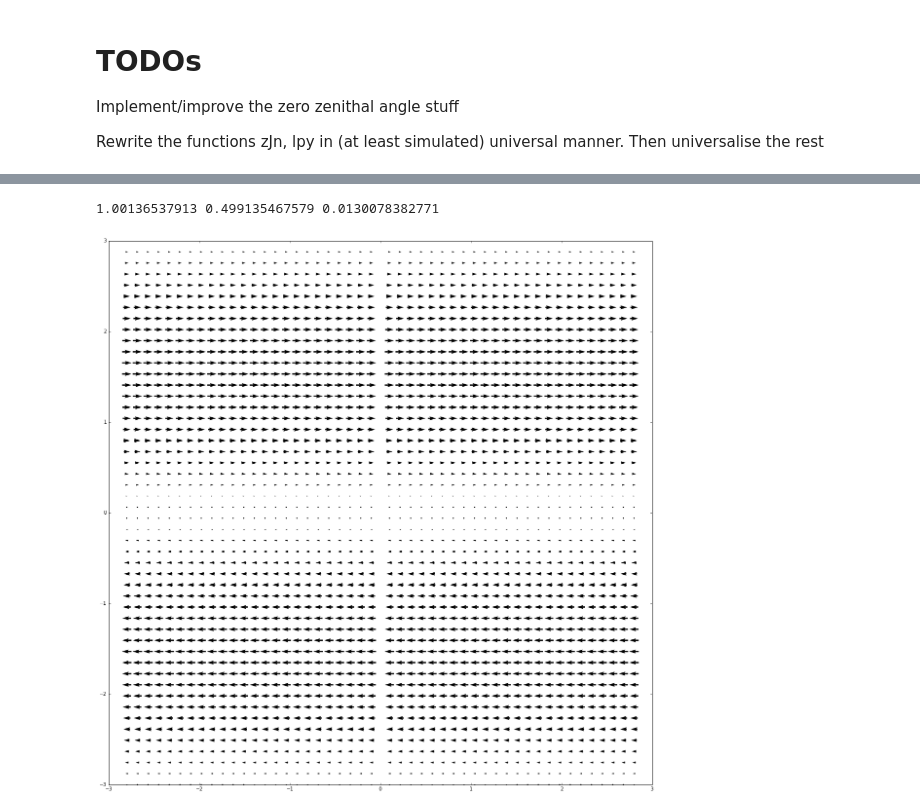
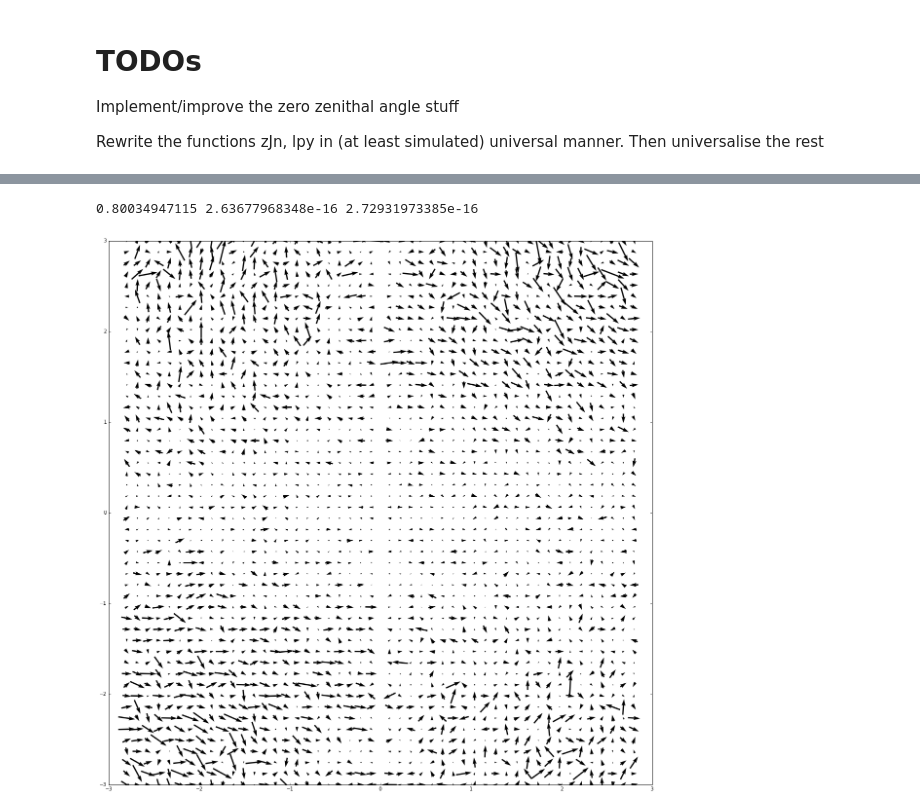
Before and after one commit to texnokrates/qpms-ipynotebooks, a Jupyter notebook: Scattering-Taylor.ipynb, the cells around one changed output, grey strips where cells are left out. Saved outputs shown, nothing was run; the diff lists cells and outputs as text; code cells hidden in the pictures.

```diff
--- a/Scattering-Taylor.ipynb
+++ b/Scattering-Taylor.ipynb
@@ -377,6 +377,6 @@ def zplane_pq_y(nmax, betap = 0):
     τ̃_y = τ̃_zerolim(nmax)
 
     # fixme co je zač ten e_θ ve vzorečku? (zde neimplementováno)
-    p_y = U_y*(τ̃_y - 1j*π̃_y)
-    q_y = U_y*(π̃_y - 1j*τ̃_y)
+    p_y = U_y*(τ̃_y*math.cos(betap) - 1j*math.sin(betap)*π̃_y)
+    q_y = U_y*(π̃_y*math.cos(betap) - 1j*math.sin(betap)*τ̃_y)
     return (p_y, q_y)
@@ -434,47 +494,50 @@ print(Mcart_y)
  [ 0. -8.99813320e-20j  0. +0.00000000e+00j  0. +1.46950667e-03j]]
 # %%
 # Test rovinných vln
+# AZIMUTÁLNÍ SLOŽKA VYCHÁZÍ DIVNĚ!!!!
 %matplotlib inline
 from matplotlib import pyplot as plt
-nmax = 6
+nmax = 40
 z = np.linspace(-3,3)
-y = [0]
-x = np.concatenate((np.linspace(-2.8,-0.1,24),np.linspace(0.1,2.8,24)))
+x = [0]
+y = np.concatenate((np.linspace(-2.8,-0.1,24),np.linspace(0.1,2.8,24)))
 
 nelem = nmax * (nmax + 2)
 x,y,z = np.meshgrid(x,y,z)
 x = x.flatten()
 y = y.flatten()
 z = z.flatten()
 cartgrid = np.stack((x,y,z),axis=-1)
 sphgrid = cart2sph(cartgrid)
-betap = 0
+betap = 0.1
 E⃗_0 = np.array([math.cos(betap),math.sin(betap),0])
 E_plane = E⃗_0[np.newaxis,:] * np.exp(1j*z)[:,np.newaxis]
 #plt.quiver(cartgrid[:,0], cartgrid[:,2], E_plane[:,0].real, E_plane[:,2].real)
 M_sph_ry = np.zeros((len(x),nelem,3),dtype=np.complex_)
 N_sph_ry = np.zeros((len(x),nelem,3),dtype=np.complex_)
 for ri in range(len(x)):
     M, N = vswf_yr1(sphgrid[ri],nmax,J=1)
     M_sph_ry[ri] = M
     N_sph_ry[ri] = N
 M_cart_ry = sph_loccart2cart(M_sph_ry, sphgrid[:,np.newaxis,:], axis=-1)
 N_cart_ry = sph_loccart2cart(N_sph_ry, sphgrid[:,np.newaxis,:], axis=-1)
 
 p_y, q_y = zplane_pq_y(nmax,betap)
 E_inc = -1j*np.sum( (p_y[ň,:,ň] * N_cart_ry
                     +q_y[ň,:,ň] * M_cart_ry
                     ),
                    axis = -2)
 
 plt.figure(figsize=(20,20))
-#plotfield = E_plane[:,:].imag
-plotfield = E_inc[:,:].imag
+#plotfield = E_plane[:,:].real
+#plotfield = E_inc[:,:].real
+
+#plotfield = (E_inc[:,:]-E_plane[:,:]).imag
 #plotfield = M_cart_ry[:,7,:].imag
-plt.quiver(cartgrid[:,0], cartgrid[:,2], plotfield[:,0], plotfield[:,2],pivot='mid')
+plt.quiver(cartgrid[:,1], cartgrid[:,2], plotfield[:,1], plotfield[:,2],pivot='mid')
 print(np.max(plotfield[:,0]),np.max(plotfield[:,1]),np.max(plotfield[:,2]))
 # %% [output]
-1.00136537913 0.499135467579 0.0130078382771
+0.80034947115 2.63677968348e-16 2.72931973385e-16
-[figure, old version]
+[figure, new version]
 # %%
 x = x.flatten()
```
Also changed, not shown: parts of 3 cells of this notebook.
